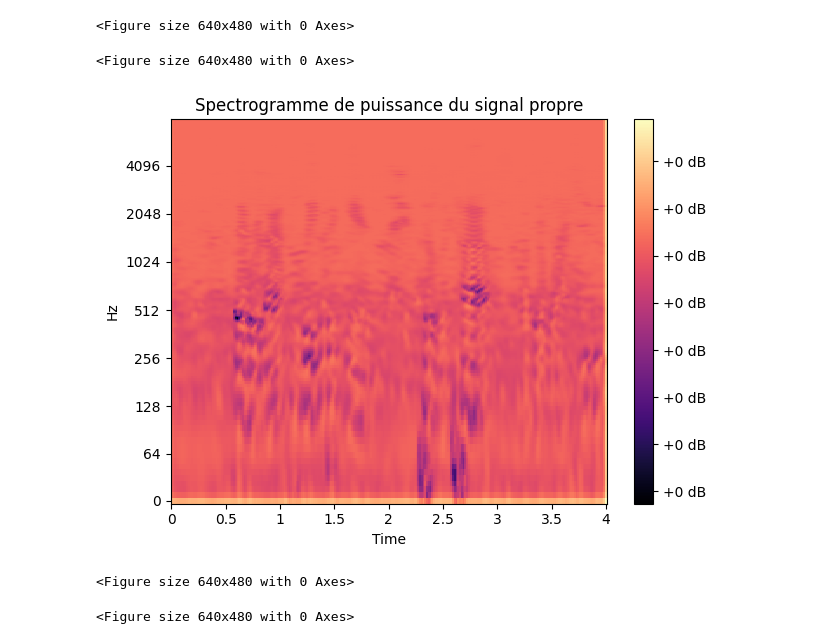
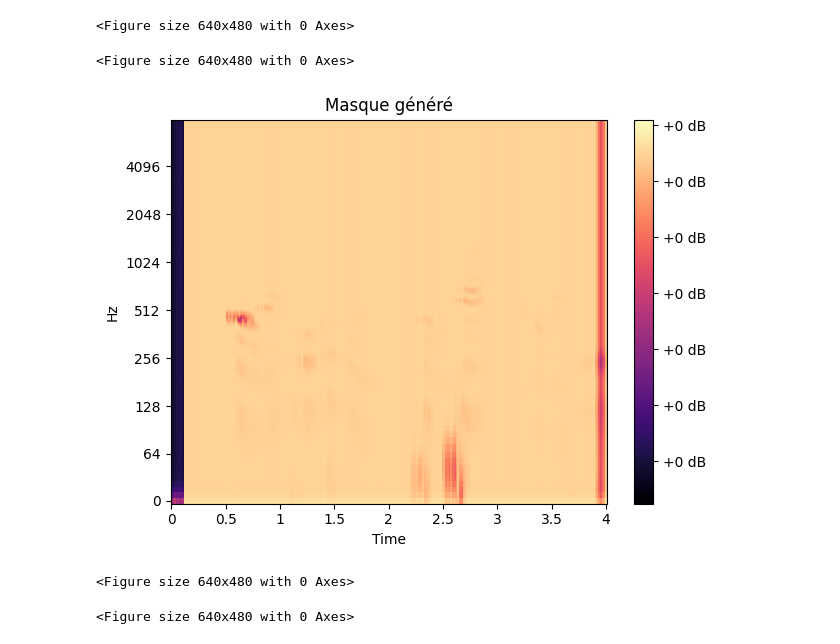
Before and after one commit to maxime-torre/Projet_Deep_learning_Debruitage_Audio, a Jupyter notebook: test_ecoute_spectro.ipynb, the cells around one changed output. Cells and saved outputs as stored; diff of their text form; code cells hidden in the pictures.

```diff
--- a/test_ecoute_spectro.ipynb
+++ b/test_ecoute_spectro.ipynb
@@ -21,7 +21,7 @@ class Param_stft():
         self.window = "hann"
 # %%
 snr = 10
-model_name = "model.pth"
+model_name = "model_4.pth"
 name = 980
 # %%
 generated_mask_path = Path.cwd() / "data" / "generated_mask" / model_name[:-4] / f"{snr}" /  f"{name}.pkl"
@@ -86,13 +92,13 @@ plt.figure()
 # %%
 plt.figure()
 librosa.display.specshow(binary_mask, sr=sr, hop_length=param_stft.hop_length, x_axis='time', y_axis='log')
 plt.colorbar(format='%+2.0f dB')
-plt.title('Spectrogramme de puissance du signal propre')
+plt.title('Masque généré')
 plt.tight_layout()
 plt.figure()
 # %% [output]
 <Figure size 640x480 with 0 Axes>
-[figure, old version]
+[figure, new version]
 <Figure size 640x480 with 0 Axes>
 # %%
 # Affichage du spectrogramme du signal bruité
```
Also changed, not shown: parts of 3 cells of this notebook, 4 other files.
